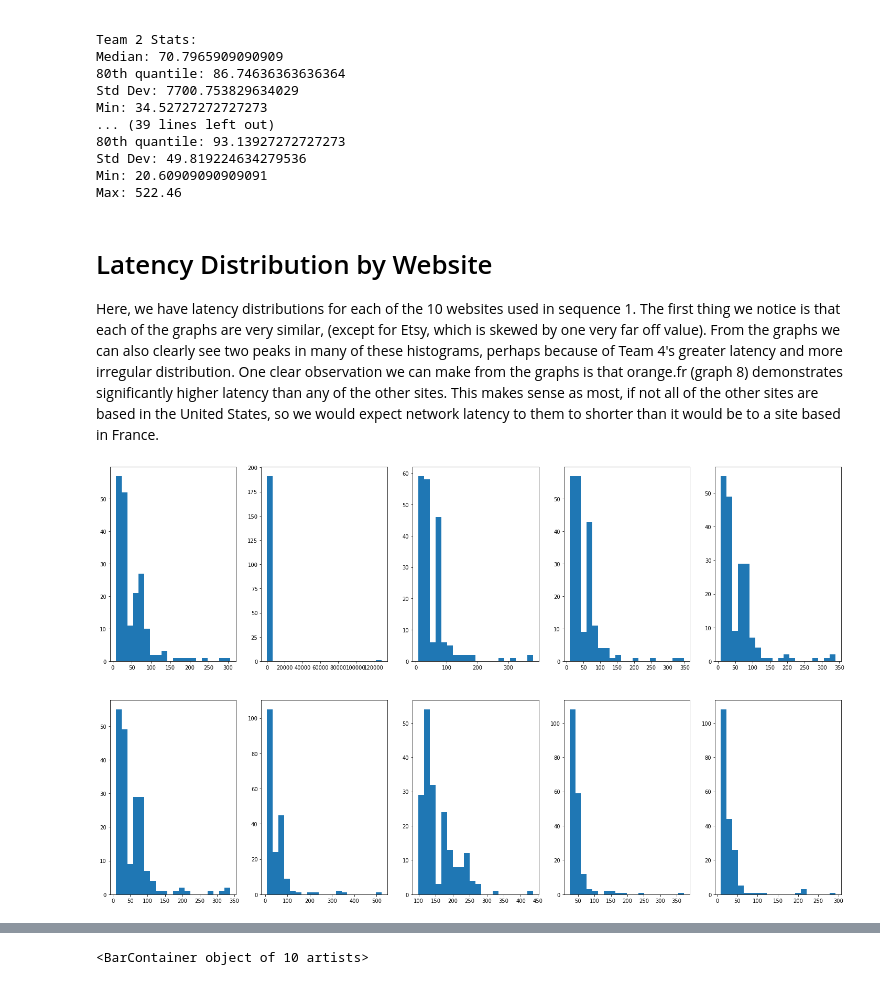
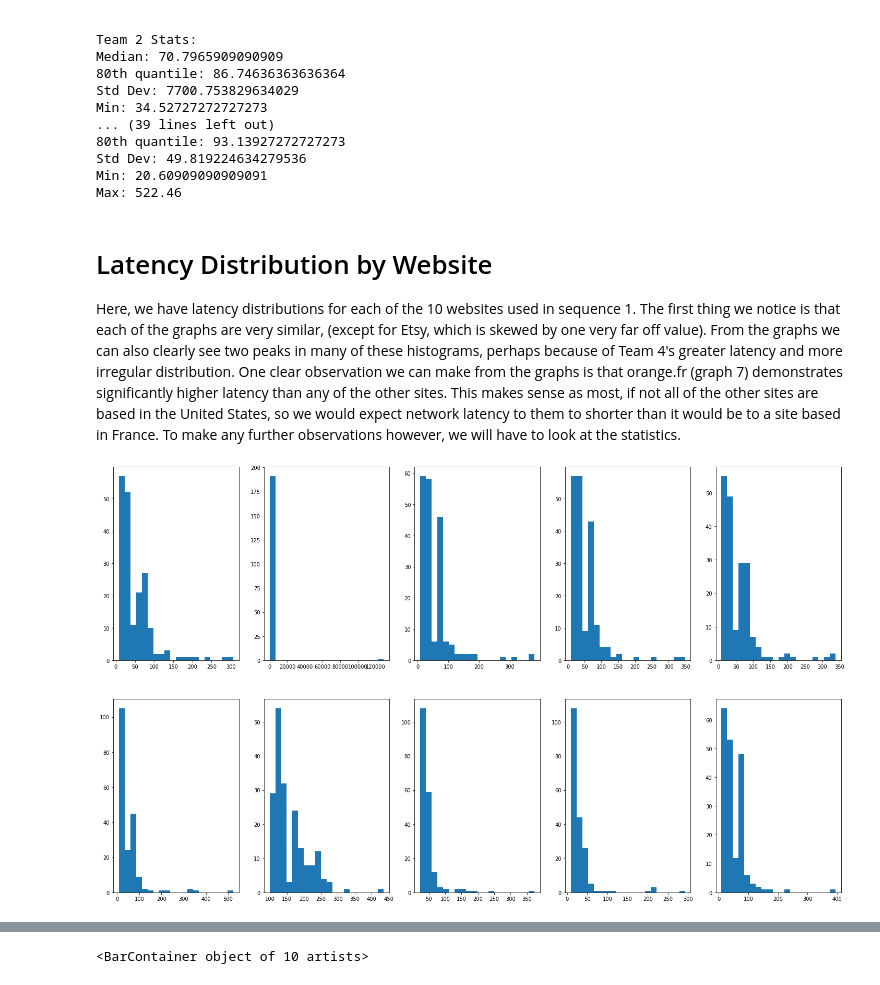
Before and after one commit to jamesliu08/networks_p3, a Jupyter notebook: q1.ipynb, the cells around one changed output, grey strips where cells are left out. Cells and saved outputs as stored; diff of their text form; code cells hidden in the pictures.

```diff
--- a/q1.ipynb
+++ b/q1.ipynb
@@ -117,16 +117,16 @@ Min: 20.60909090909091
 Max: 522.46
 # %% [markdown]
 <h1>Latency Distribution by Website</h1>
-Here, we have latency distributions for each of the 10 websites used in sequence 1. The first thing we notice is that each of the graphs are very similar, (except for Etsy, which is skewed by one very far off value). From the graphs we can also clearly see two peaks in many of these histograms, perhaps because of Team 4's greater latency and more irregular distribution. One clear observation we can make from the graphs is that orange.fr (graph 8) demonstrates significantly higher latency than any of the other sites. This makes sense as most, if not all of the other sites are based in the United States, so we would expect network latency to them to shorter than it would be to a site based in France.
+Here, we have latency distributions for each of the 10 websites used in sequence 1. The first thing we notice is that each of the graphs are very similar, (except for Etsy, which is skewed by one very far off value). From the graphs we can also clearly see two peaks in many of these histograms, perhaps because of Team 4's greater latency and more irregular distribution. One clear observation we can make from the graphs is that orange.fr (graph 7) demonstrates significantly higher latency than any of the other sites. This makes sense as most, if not all of the other sites are based in the United States, so we would expect network latency to them to shorter than it would be to a site based in France. To make any further observations however, we will have to look at the statistics.
 # %%
 fig1, (ax1, ax2) = plt.subplots(2, 5, figsize=(25,15))
 
 y_1 = np.transpose(y, (1, 0, 2, 3))
 
 y_1 = y_1.reshape(10, -1)
 
 for i in range(5):
     ax1[i].hist(y_1[i,:], bins=20)
-    ax2[i].hist(y_1[i+4,:], bins=20)
+    ax2[i].hist(y_1[i+5,:], bins=20)
 # %% [output]
-[figure, old version]
+[figure, new version]
```
Also changed, not shown: parts of 10 cells of this notebook.
